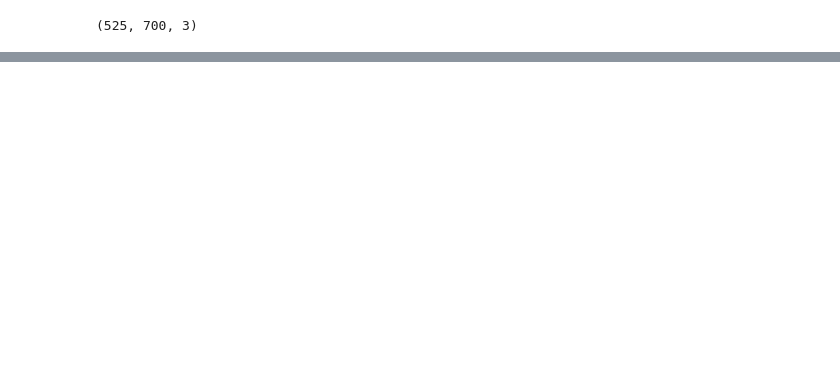
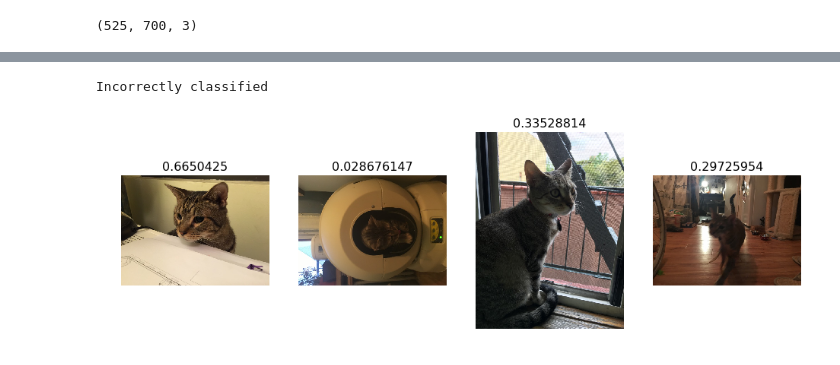
Before and after one commit to ktc312/Ringo_or_Kali, a Jupyter notebook: K_R_classifier.ipynb, the cells around one changed output, grey strips where cells are left out. Cells and saved outputs as stored; diff of their text form; code cells hidden in the pictures; blank space fills up the shorter version.

```diff
--- a/K_R_classifier.ipynb
+++ b/K_R_classifier.ipynb
@@ -72,0 +136,5 @@ learn.fit(0.01, 2)
+# %%
+plot_val_with_title(rand_by_correct(False), "Incorrectly classified")
+# %% [output]
+Incorrectly classified
+[figure, added]
```
Also changed, not shown: parts of 40 cells of this notebook.
